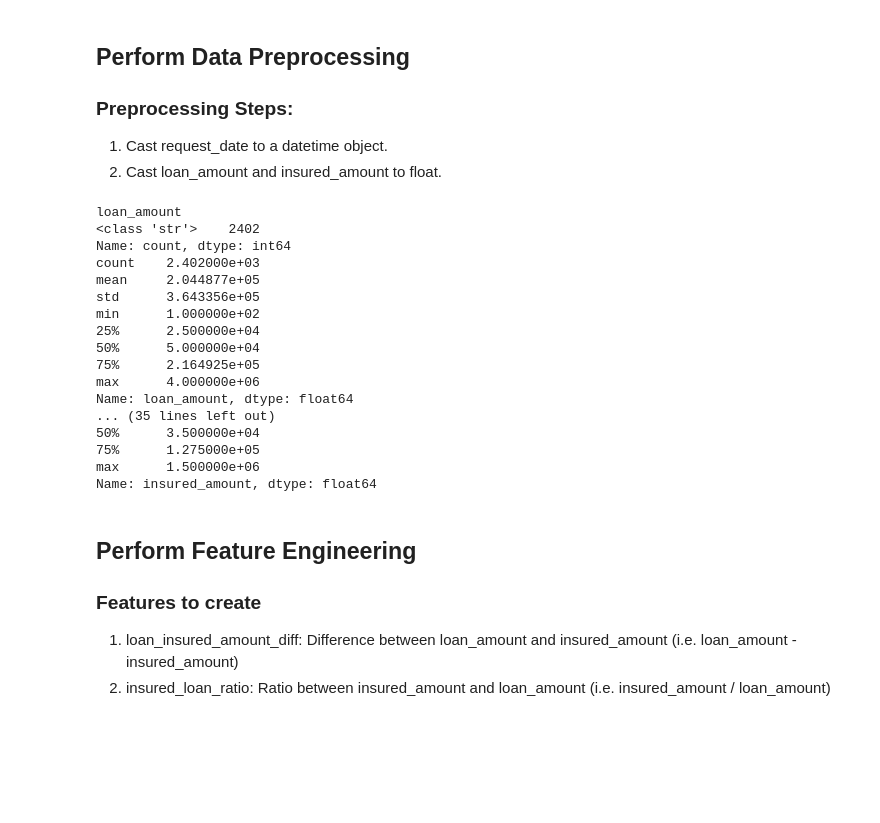
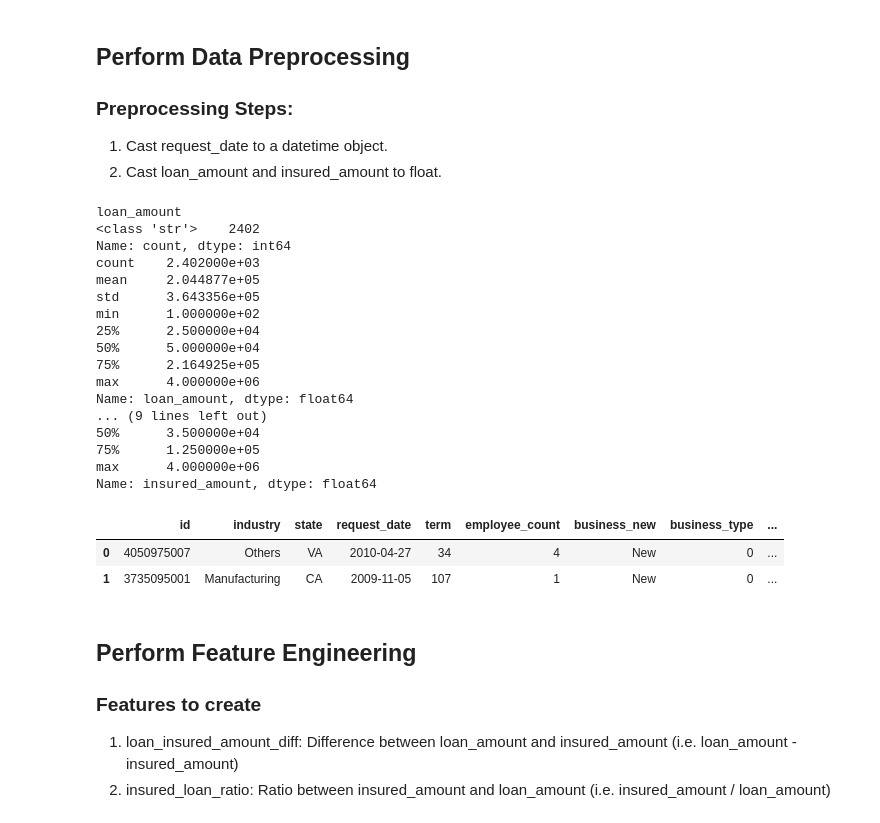
Before and after one commit to AddChew/loan-default, a Jupyter notebook: code_addison.ipynb, the cells around one changed output. Drawn from its saved outputs; the diff is of its cells as text; code cells hidden in the pictures; blank space fills up the shorter version.

```diff
--- a/code_addison.ipynb
+++ b/code_addison.ipynb
@@ -105,24 +102,28 @@ test = convert_to_datetime(test)
 # %%
+train = convert_to_datetime(train)
 train = convert_amt_cols_to_float(train, amt_cols = ['loan_amount', 'insured_amount'])
-test = convert_amt_cols_to_float(test, amt_cols = ['loan_amount', 'insured_amount'])
+train.head(2)
 # %% [output]
 loan_amount
 <class 'str'>    2402
 Name: count, dtype: int64
 count    2.402000e+03
 mean     2.044877e+05
 std      3.643356e+05
 min      1.000000e+02
 25%      2.500000e+04
 50%      5.000000e+04
 75%      2.164925e+05
 max      4.000000e+06
 Name: loan_amount, dtype: float64
-... (35 lines left out)
+... (9 lines left out)
 50%      3.500000e+04
-75%      1.275000e+05
-max      1.500000e+06
+75%      1.250000e+05
+max      4.000000e+06
 Name: insured_amount, dtype: float64
+|  | id | industry | state | request_date | term | employee_count | business_new | business_type | ... |
+| 0 | 4050975007 | Others | VA | 2010-04-27 | 34 | 4 | New | 0 | ... |
+| 1 | 3735095001 | Manufacturing | CA | 2009-11-05 | 107 | 1 | New | 0 | ... |
 # %% [markdown]
 ## Perform Feature Engineering
 
```
Also changed, not shown: parts of 22 cells of this notebook, 1 other file.
